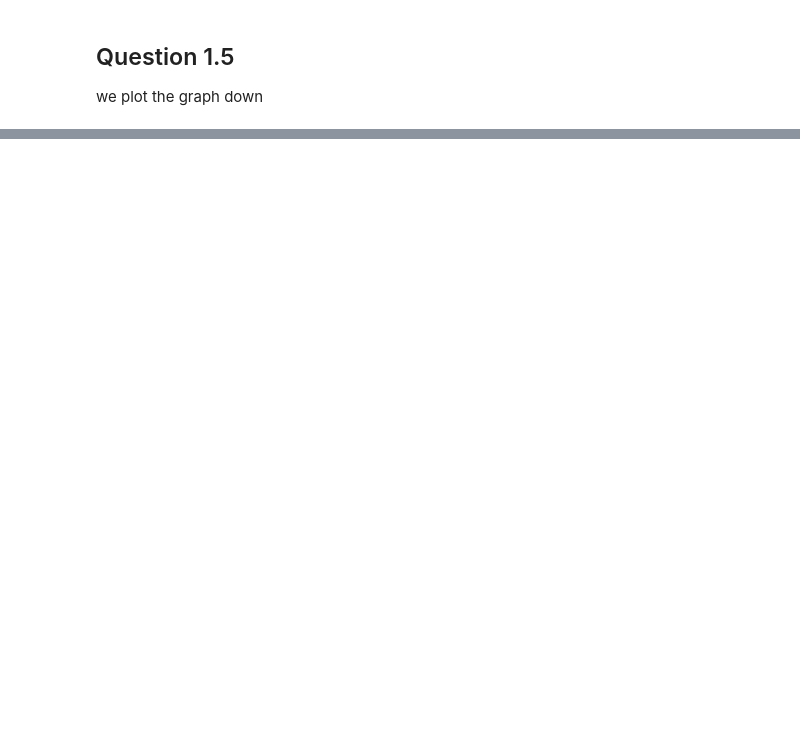
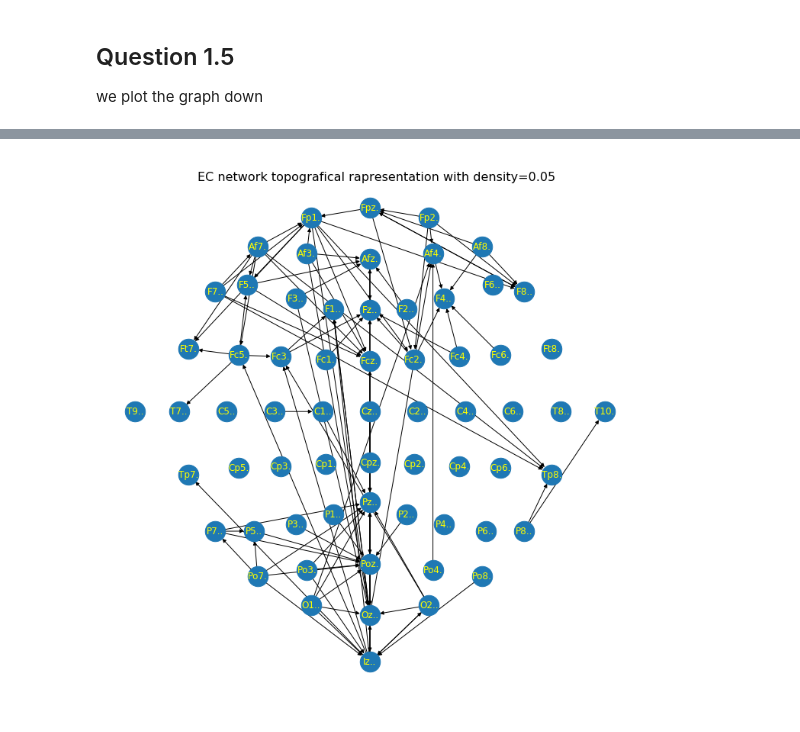
Before and after one commit to giulianosoced/Bioinf1, a Jupyter notebook: BI-HW1.ipynb, the cells around one changed output, grey strips where cells are left out. Saved outputs shown, nothing was run; the diff lists cells and outputs as text; code cells hidden in the pictures; blank space fills up the shorter version.

```diff
--- a/BI-HW1.ipynb
+++ b/BI-HW1.ipynb
@@ -159,0 +204,17 @@ eo.shape
+# %%
+#same for EC
+
+#create the graph
+ec_g=nx.from_numpy_matrix(ec_mtx[1], create_using=nx.DiGraph)
+
+#let's rename them
+ec_g=nx.relabel_nodes(ec_g, mapping)
+
+#let's see our graph
+f = plt.figure(figsize=(10, 10))
+f.suptitle('EC network topografical rapresentation with density=0.05', fontsize=16)
+nx.draw(ec_g, pos, node_size=700)
+nx.draw_networkx_labels(ec_g, pos=pos, font_color='yellow')
+plt.show()
+# %% [output]
+[figure, added]
```
Also changed, not shown: parts of 7 cells of this notebook.
